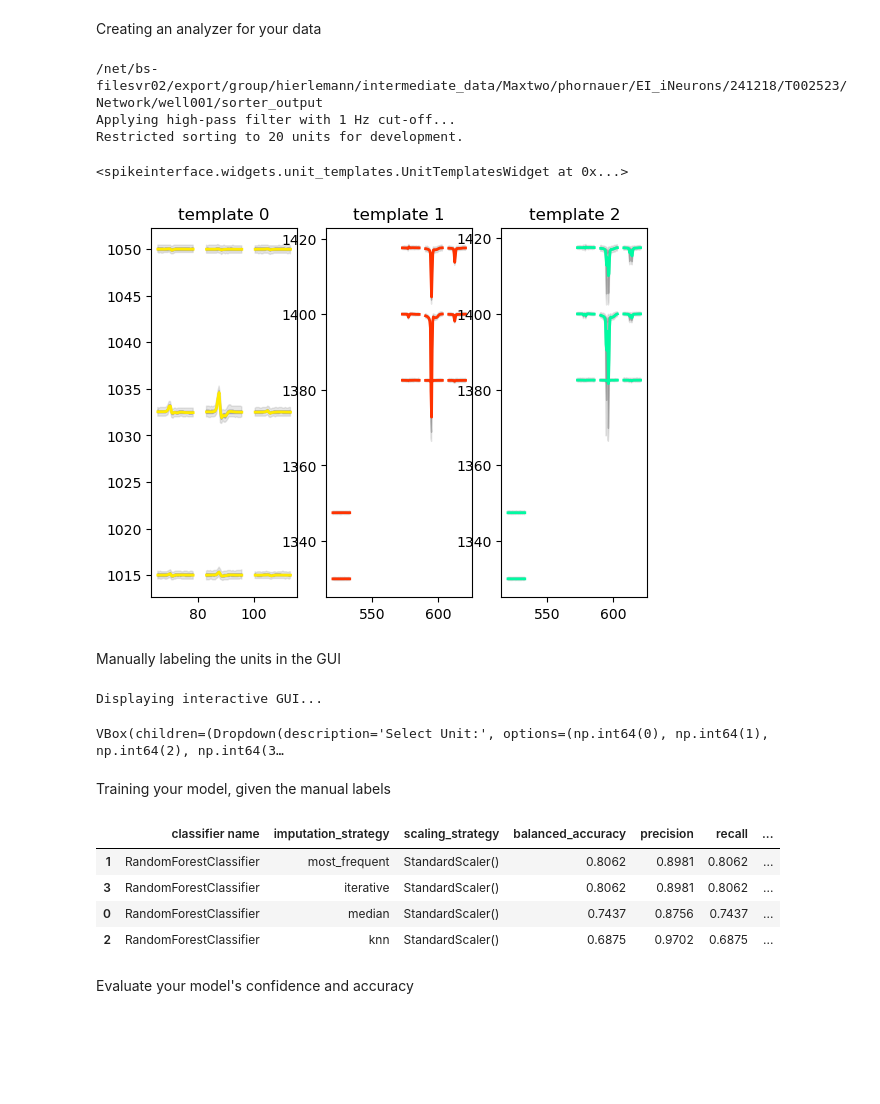
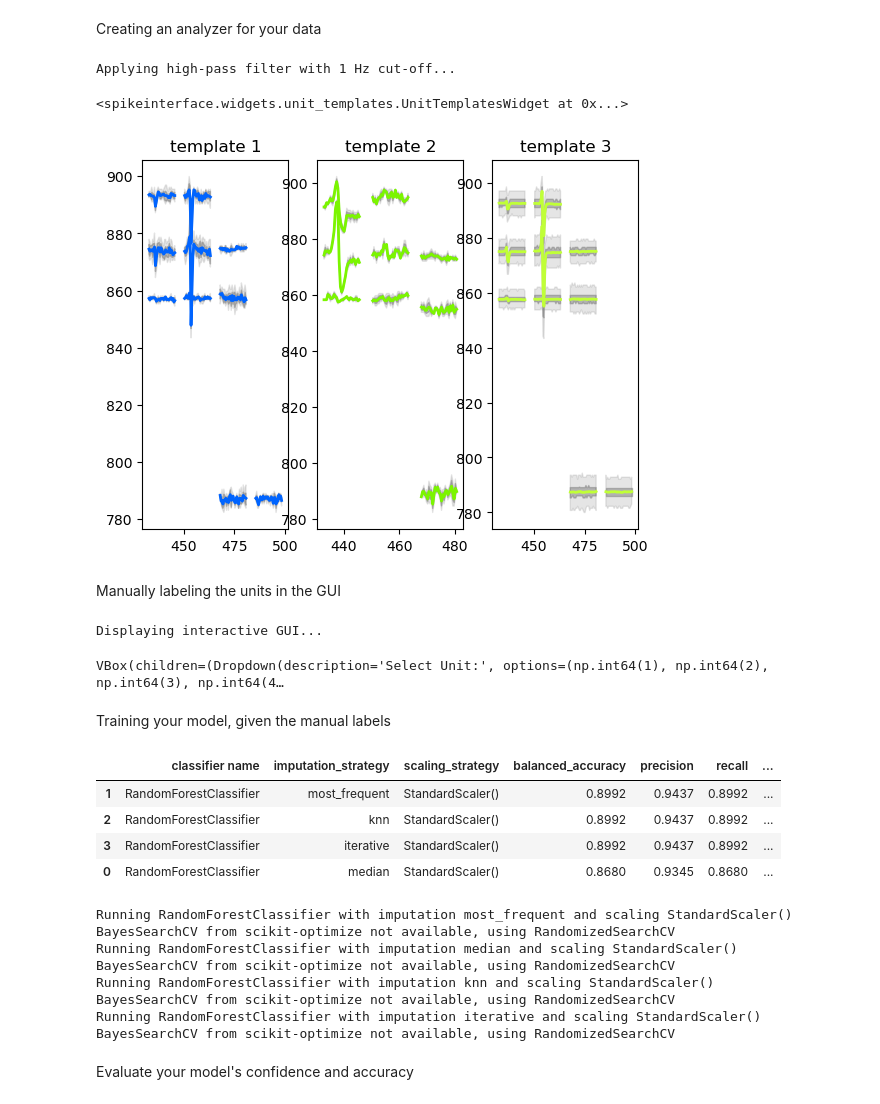
Before and after one commit to EHefti/DPQC, a Jupyter notebook: DPQC_Pipeline.ipynb, the cells around one changed output. Saved outputs shown, nothing was run; the diff lists cells and outputs as text; code cells hidden in the pictures; blank space fills up the shorter version.

```diff
--- a/DPQC_Pipeline.ipynb
+++ b/DPQC_Pipeline.ipynb
@@ -87,24 +87,22 @@ rec_train, sorting_train, analyzer = generate_ground_truth_data(
 Creating an analyzer for your data
 # %%
 # !! This controls how many cores you're using, only increase if the server is not used by others !!
-si.set_global_job_kwargs(n_jobs = 6) # For no parallelisation use n_jobs = -1
+si.set_global_job_kwargs(n_jobs = 12) # For no parallelisation use n_jobs = -1
 os.environ['HDF5_PLUGIN_PATH'] = '_dead_code/MaxTwo_Quality_Control/'
 
 #Choose the well you want to use for training the model
-well_id = 'well001'
+well_id = 'well005'
 
 # Compute the analyzer
-rec_train, sorting_train, analyzer = qc.compute_analyzer(rec_path, save_root, well_id, num_units_to_use=20, hp_cutoff_freq=1) # use num_units_to_use='all' to use all units
+rec_train, sorting_train, analyzer = qc.compute_analyzer(rec_path, save_root, well_id, num_units_to_use='all', hp_cutoff_freq=1) # use num_units_to_use='all' to use all units
 
 # Plot some unit templates
 all_unit_ids = sorting_train.get_unit_ids()
 si.plot_unit_templates(analyzer, unit_ids=all_unit_ids[:3], scale=2)
 # %% [output]
-/net/bs-filesvr02/export/group/hierlemann/intermediate_data/Maxtwo/phornauer/EI_iNeurons/241218/T002523/Network/well001/sorter_output
 Applying high-pass filter with 1 Hz cut-off...
-Restricted sorting to 20 units for development.
 <spikeinterface.widgets.unit_templates.UnitTemplatesWidget at 0x...>
-[figure, old version]
+[figure, new version]
 # %% [markdown]
 Manually labeling the units in the GUI
 # %%
@@ -115,7 +113,7 @@ label_output_dir = Path(save_root) / well_id / 'sorter_output'
 updated_sorting = qc.interactive_unit_labeler(rec_train, sorting_train, analyzer, output_dir_for_labels=label_output_dir)
 # %% [output]
 Displaying interactive GUI...
-VBox(children=(Dropdown(description='Select Unit:', options=(np.int64(0), np.int64(1), np.int64(2), np.int64(3…
+VBox(children=(Dropdown(description='Select Unit:', options=(np.int64(1), np.int64(2), np.int64(3), np.int64(4…
 # %% [markdown]
 Training your model, given the manual labels
 # %%
@@ -147,10 +145,18 @@ accuracies = pd.read_csv(Path(model_folder) / "model_accuracies.csv", index_col
 accuracies.head()
 # %% [output]
 |  | classifier name | imputation_strategy | scaling_strategy | balanced_accuracy | precision | recall | ... |
-| 1 | RandomForestClassifier | most_frequent | StandardScaler() | 0.8062 | 0.8981 | 0.8062 | ... |
-| 3 | RandomForestClassifier | iterative | StandardScaler() | 0.8062 | 0.8981 | 0.8062 | ... |
-| 0 | RandomForestClassifier | median | StandardScaler() | 0.7437 | 0.8756 | 0.7437 | ... |
-| 2 | RandomForestClassifier | knn | StandardScaler() | 0.6875 | 0.9702 | 0.6875 | ... |
+| 1 | RandomForestClassifier | most_frequent | StandardScaler() | 0.8992 | 0.9437 | 0.8992 | ... |
+| 2 | RandomForestClassifier | knn | StandardScaler() | 0.8992 | 0.9437 | 0.8992 | ... |
+| 3 | RandomForestClassifier | iterative | StandardScaler() | 0.8992 | 0.9437 | 0.8992 | ... |
+| 0 | RandomForestClassifier | median | StandardScaler() | 0.8680 | 0.9345 | 0.8680 | ... |
+Running RandomForestClassifier with imputation most_frequent and scaling StandardScaler()
+BayesSearchCV from scikit-optimize not available, using RandomizedSearchCV
+Running RandomForestClassifier with imputation median and scaling StandardScaler()
+BayesSearchCV from scikit-optimize not available, using RandomizedSearchCV
+Running RandomForestClassifier with imputation knn and scaling StandardScaler()
+BayesSearchCV from scikit-optimize not available, using RandomizedSearchCV
+Running RandomForestClassifier with imputation iterative and scaling StandardScaler()
+BayesSearchCV from scikit-optimize not available, using RandomizedSearchCV
 # %% [markdown]
 Evaluate your model's confidence and accuracy
 # %%
```
Also changed, not shown: parts of 1 cell of this notebook, 7 other files.
